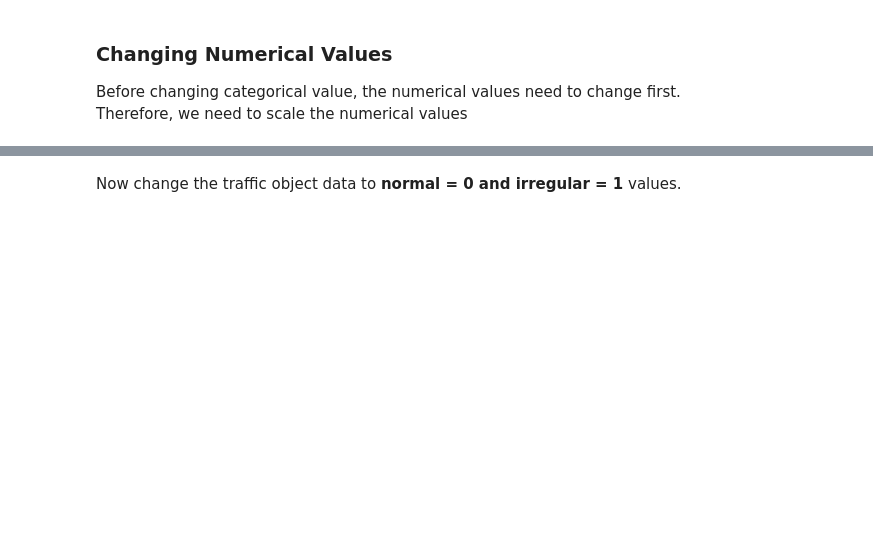
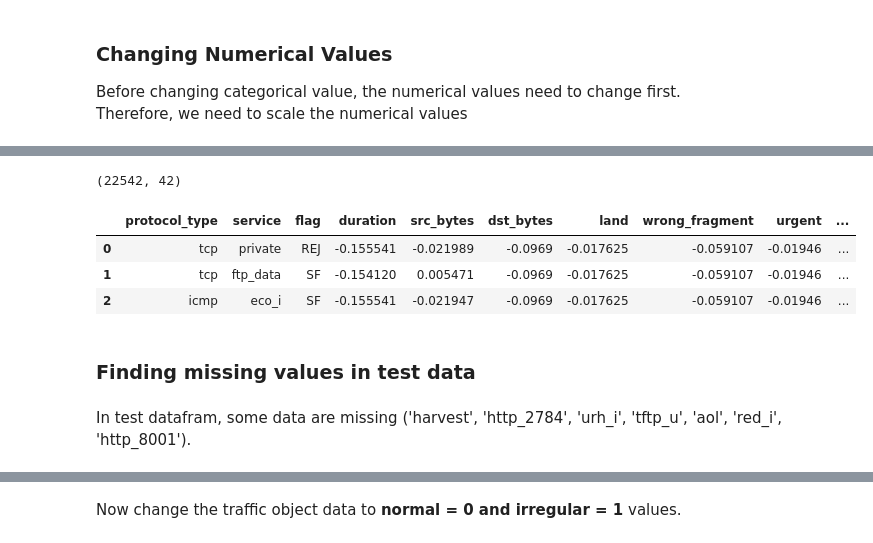
Before and after one commit to ClockWize171/network-traffic-analysis-tensorflow, a Jupyter notebook: kdd19-analysis.ipynb, the cells around one changed output, grey strips where cells are left out. Saved outputs shown, nothing was run; the diff lists cells and outputs as text; code cells hidden in the pictures; blank space fills up the shorter version.

Commit message:
need to add missing value in service field

```diff
--- a/kdd19-analysis.ipynb
+++ b/kdd19-analysis.ipynb
@@ -253,0 +180,13 @@ Changing all the object data into 0 1 integer values with get_dummies functions
+# %%
+print(test_data.shape)
+test_data.head(3)
+# %% [output]
+(22542, 42)
+|  | protocol_type | service | flag | duration | src_bytes | dst_bytes | land | wrong_fragment | urgent | ... |
+| 0 | tcp | private | REJ | -0.155541 | -0.021989 | -0.0969 | -0.017625 | -0.059107 | -0.01946 | ... |
+| 1 | tcp | ftp_data | SF | -0.154120 | 0.005471 | -0.0969 | -0.017625 | -0.059107 | -0.01946 | ... |
+| 2 | icmp | eco_i | SF | -0.155541 | -0.021947 | -0.0969 | -0.017625 | -0.059107 | -0.01946 | ... |
+# %% [markdown]
+### Finding missing values in test data
+# %% [markdown]
+In test datafram, some data are missing ('harvest', 'http_2784', 'urh_i', 'tftp_u', 'aol', 'red_i', 'http_8001').
```
Also changed, not shown: parts of 24 cells of this notebook.
